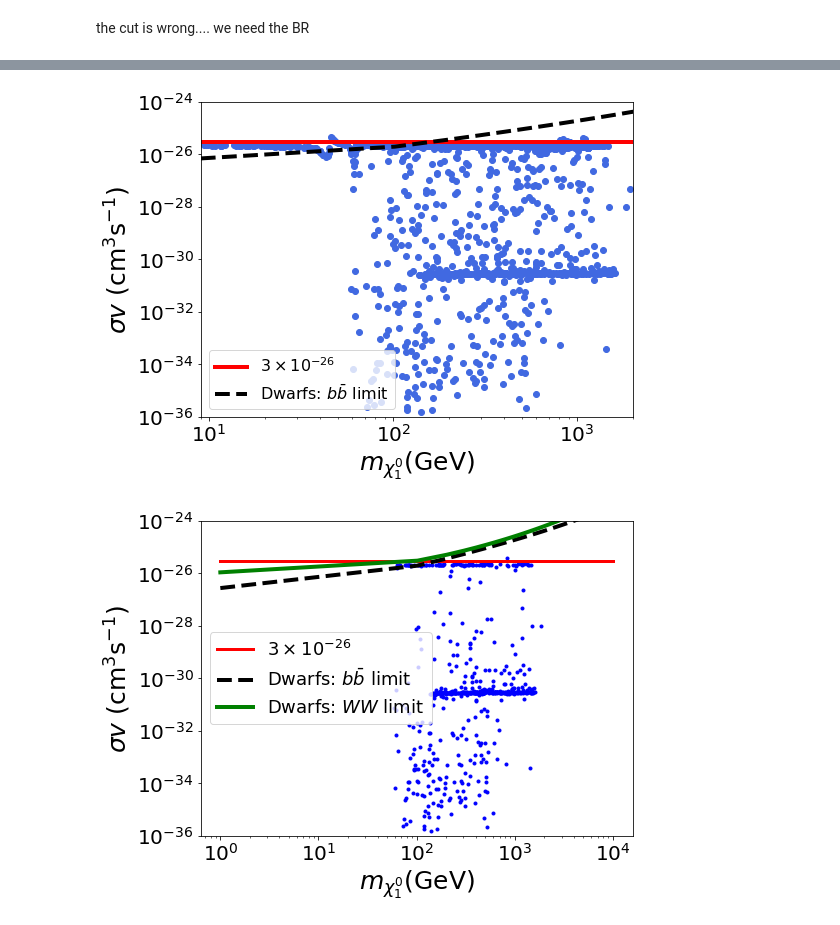
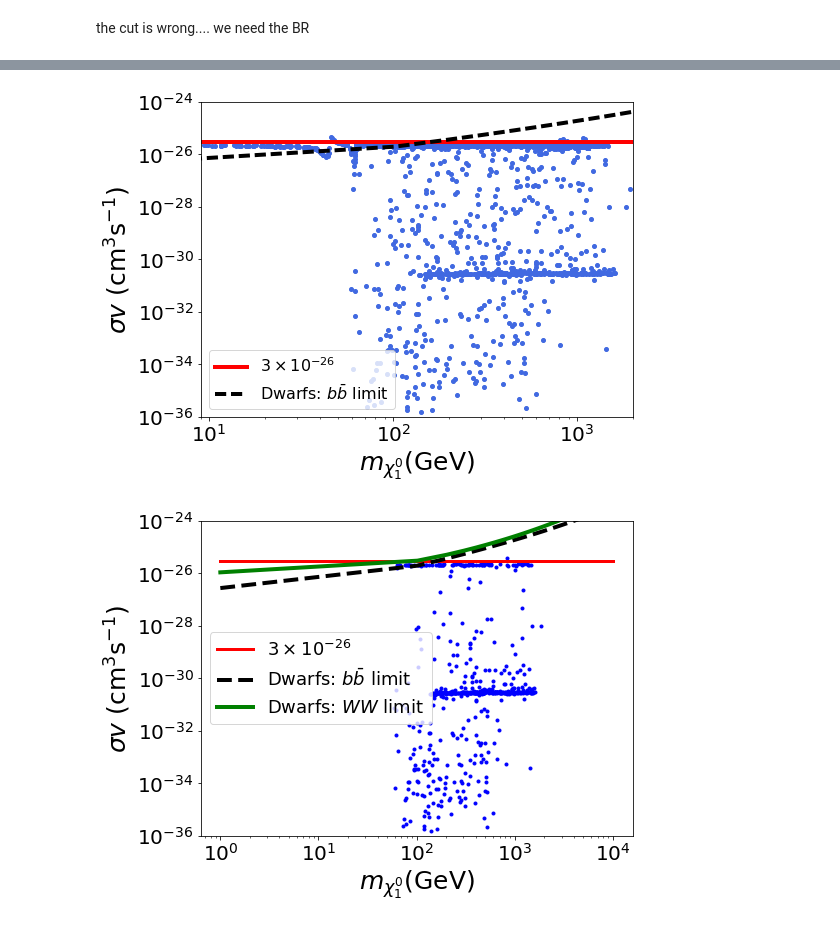
Before and after one commit to anferivera/SDdiracDM, a Jupyter notebook: run-model-general-scan_v2.ipynb, the cells around one changed output, grey strips where cells are left out. Saved outputs shown, nothing was run; the diff lists cells and outputs as text; code cells hidden in the pictures.

```diff
--- a/run-model-general-scan_v2.ipynb
+++ b/run-model-general-scan_v2.ipynb
@@ -900,26 +900,26 @@ print(DD.shape[0],DI.shape[0])
 # %%
 plt.figure(figsize=(8,6))
 
-plt.loglog(xDM.mChi1, xDM.sv, color='royalblue', marker='o',linestyle='',label='')
+plt.loglog(xDM.mChi1, xDM.sv, color='royalblue', marker='o',ms=4,linestyle='',label='')
 
 #plt.hlines(3e-26,1,1e4,'r',lw=3,label=r'$3\times 10^{-26}$')
 ##Plot xx-->> bb --> tt
 m=np.linspace(1,10000,100)
 plt.plot(m,sigmav_bb_fit(m)*0+3e-26,'r',lw=4,label=r'$3\times 10^{-26}$')
 plt.semilogy(m,sigmav_bb_fit(m),'k--',lw=4,label=r'Dwarfs: $b\bar{b}$ limit')
 #plt.semilogy(m,sigmav_ww_fit(m),'g-',lw=4,label=r'Dwarfs: $WW$ limit')
 
 plt.xlabel(r'$m_{\chi^0_1}$(GeV)',size=25)
 plt.ylabel(r'$\sigma v $ $($cm$^{3} $s$^{-1})$',size=25)
 plt.legend(prop={'size':16},loc='lower left')
 plt.xlim(9,2e3)
 plt.ylim(1e-36,1e-24)
 
 plt.tight_layout()
 plt.savefig('plots/sv.pdf')
 #plt.show()
 # %% [output]
-[figure, old version]
+[figure, new version]
 # %%
 plt.figure(figsize=(8,6))
 
```
Also changed, not shown: parts of 24 cells of this notebook, 4 other files.
